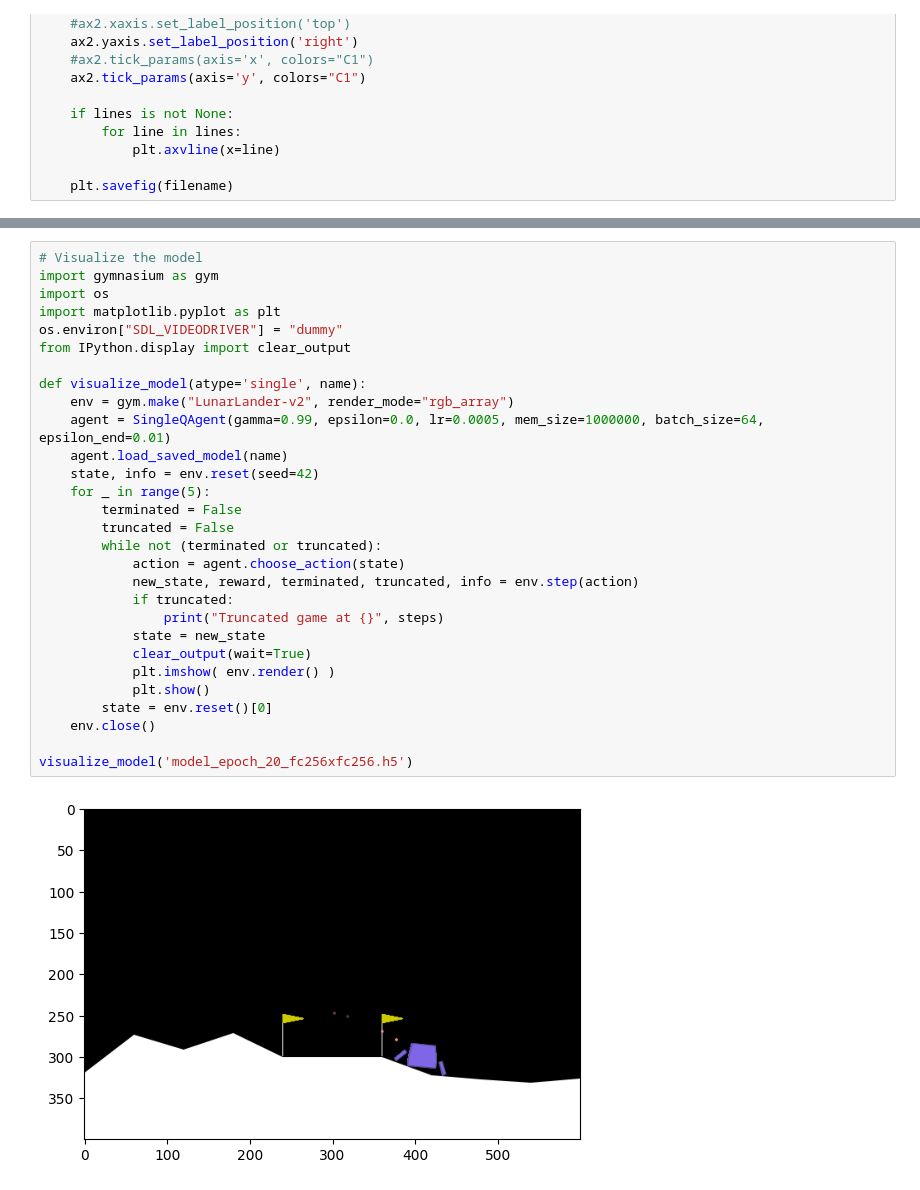
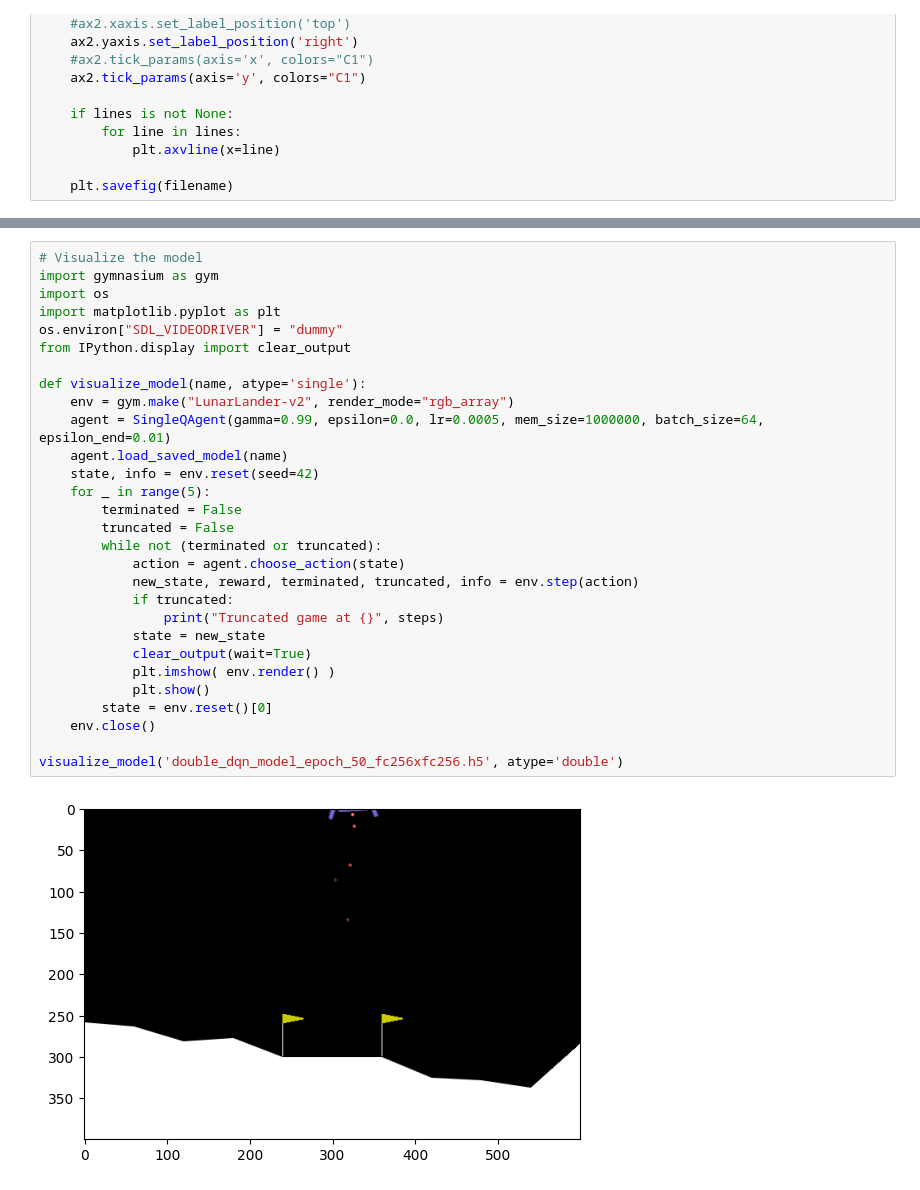
Before and after one commit to andrejlukic/lunar-lander-ddqn, a Jupyter notebook: lunarlander-mine.ipynb, the cells around one changed output, grey strips where cells are left out. Cells and saved outputs as stored; diff of their text form.

```diff
--- a/lunarlander-mine.ipynb
+++ b/lunarlander-mine.ipynb
@@ -333,31 +355,31 @@ AttributeError: 'Sequential' object has no attribute 'model'
 # %%
 # Visualize the model
 import gymnasium as gym
 import os
 import matplotlib.pyplot as plt
 os.environ["SDL_VIDEODRIVER"] = "dummy"
 from IPython.display import clear_output
 
-def visualize_model(atype='single', name):
+def visualize_model(name, atype='single'):
     env = gym.make("LunarLander-v2", render_mode="rgb_array")
     agent = SingleQAgent(gamma=0.99, epsilon=0.0, lr=0.0005, mem_size=1000000, batch_size=64, epsilon_end=0.01)
     agent.load_saved_model(name)
     state, info = env.reset(seed=42)
     for _ in range(5):
         terminated = False
         truncated = False
         while not (terminated or truncated):
             action = agent.choose_action(state)
             new_state, reward, terminated, truncated, info = env.step(action)
             if truncated:
                 print("Truncated game at {}", steps)
             state = new_state
             clear_output(wait=True)
             plt.imshow( env.render() )
             plt.show()
         state = env.reset()[0]
     env.close()
 
-visualize_model('model_epoch_20_fc256xfc256.h5')
+visualize_model('double_dqn_model_epoch_50_fc256xfc256.h5', atype='double')
 # %% [output]
-[figure, old version]
+[figure, new version]
```
Also changed, not shown: parts of 2 cells of this notebook.
